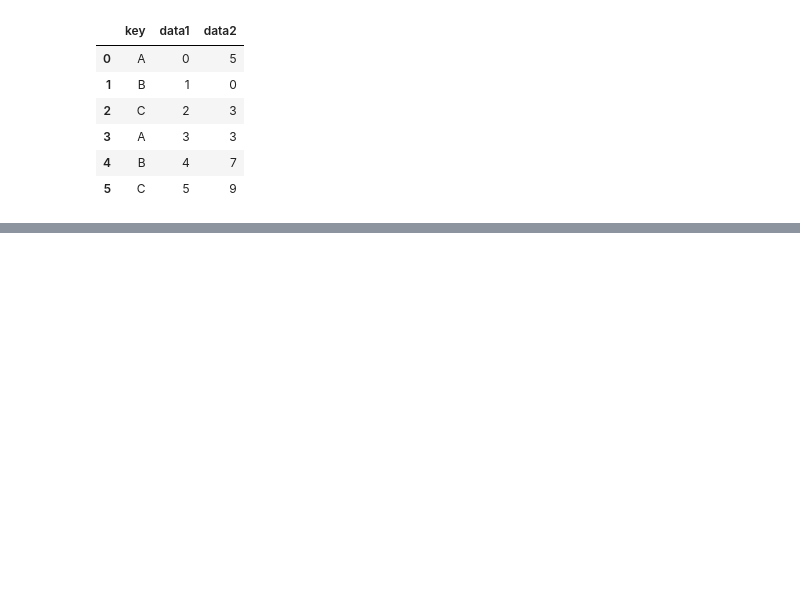
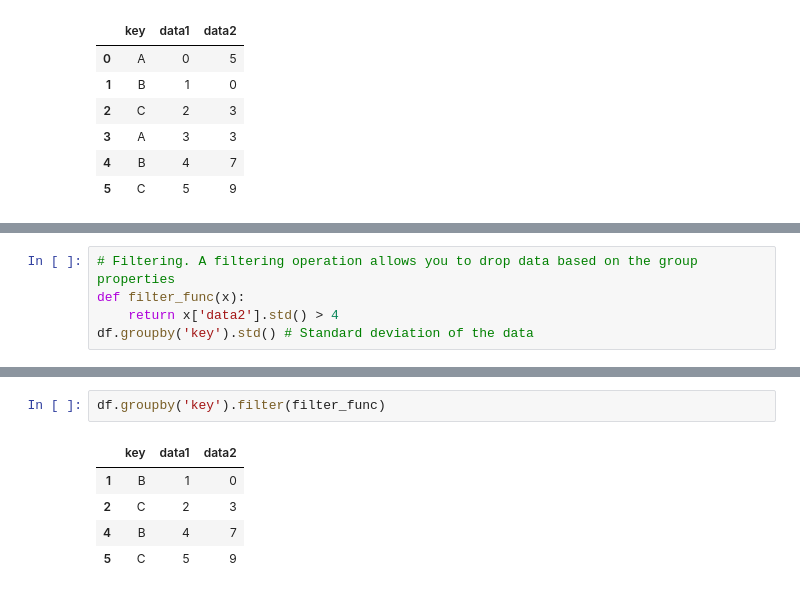
Before and after one commit to aliensmart/machine_learning, a Jupyter notebook: Pandas.ipynb, the cells around one changed output, grey strips where cells are left out. Cells and saved outputs as stored; diff of their text form; blank space fills up the shorter version.

```diff
--- a/Pandas.ipynb
+++ b/Pandas.ipynb
@@ -1854,0 +1866,5 @@ df
+# %%
+# Filtering. A filtering operation allows you to drop data based on the group properties
+def filter_func(x):
+    return x['data2'].std() > 4
+df.groupby('key').std() # Standard deviation of the data
@@ -1854,0 +1877,8 @@ df
+# %%
+df.groupby('key').filter(filter_func)
+# %% [output]
+|  | key | data1 | data2 |
+| 1 | B | 1 | 0 |
+| 2 | C | 2 | 3 |
+| 4 | B | 4 | 7 |
+| 5 | C | 5 | 9 |
```
Also changed, not shown: parts of 5 cells of this notebook.
